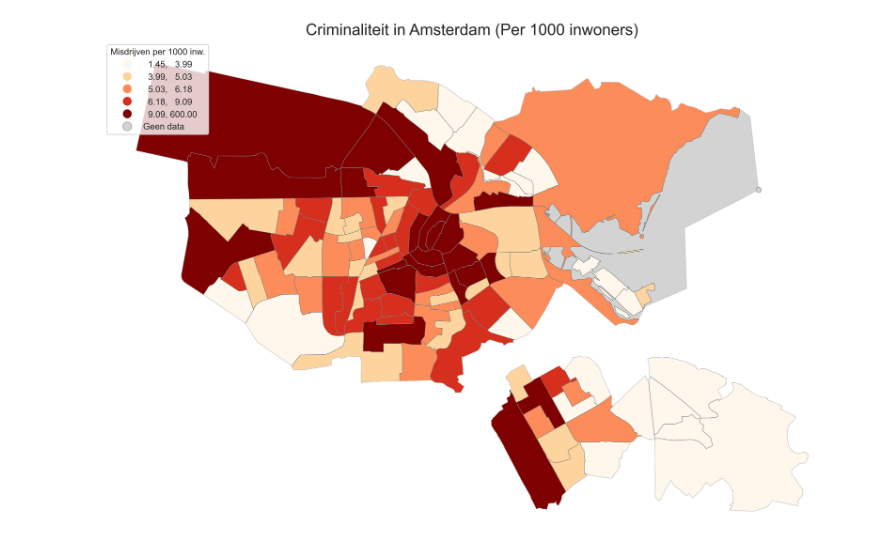
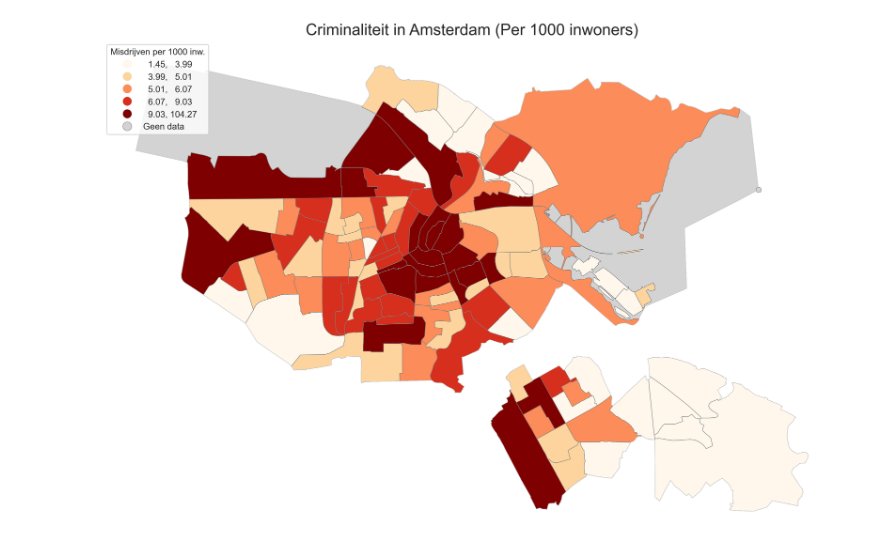
Before and after one commit to YoranB/Spatial-data-science, a Jupyter notebook: Choropleth_crime.ipynb, the cells around one changed output. Cells and saved outputs as stored; diff of their text form; code cells hidden in the pictures.

Commit message:
new crime chloro

```diff
--- a/Choropleth_crime.ipynb
+++ b/Choropleth_crime.ipynb
@@ -12,35 +12,36 @@ wijken = gpd.read_file("data/wijken_en_gemeenten.gpkg", layer="wijken")
 amsterdam_wijken = gpd.clip(wijken, amsterdam_grens)
 
 # 2. LAAD JE NIEUWE DATA
-total = pd.read_csv("data/total_final_df.csv")
+#total = pd.read_csv("data/total_final_df.csv")
+total = pd.read_csv("data/df_final_model.csv")
 
 # 3. KOPPELEN
 amsterdam_data = amsterdam_wijken.merge(
     total,
     left_on='wijknaam',
-    right_on='wijknaam',
+    right_on='neighbourhood_name',
     how='left'
 )
 
 # 4. PLOTTEN
 fig, ax = plt.subplots(figsize=(15, 12), dpi=300)
 
 amsterdam_data.plot(
-    column='Misdrijven_per_1000_inwoners',
+    column='crime_rate_per_1000',
     scheme='quantiles',
     k=5,
     cmap='OrRd',
     linewidth=0.5,
     edgecolor='grey',
     legend=True,
     legend_kwds={'loc': 'upper left', 'title': "Misdrijven per 1000 inw."},
     missing_kwds={'color': 'lightgrey', 'label': 'Geen data'},
     ax=ax
 )
 
 ax.set_title("Criminaliteit in Amsterdam (Per 1000 inwoners)", fontsize=18)
 ax.set_axis_off()
 
 plt.show()
 # %% [output]
-[figure, old version]
+[figure, new version]
```
